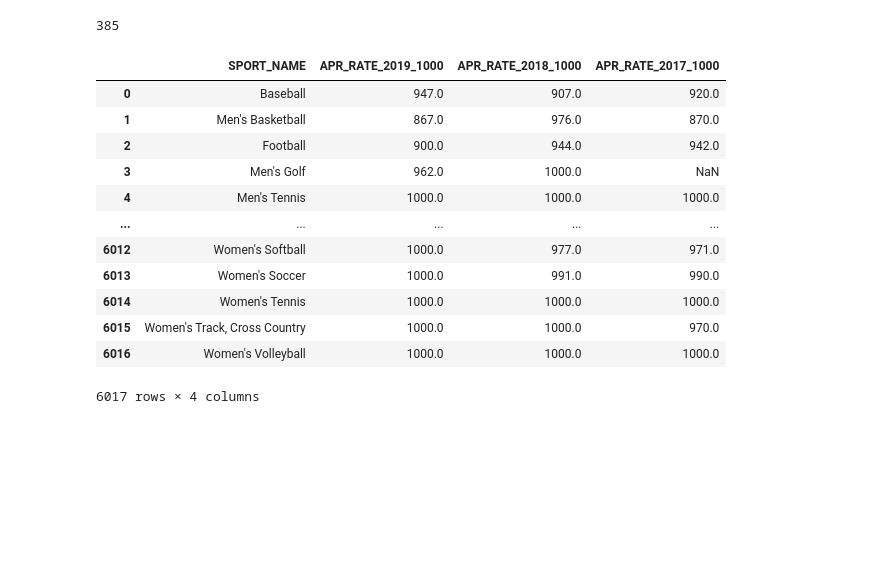
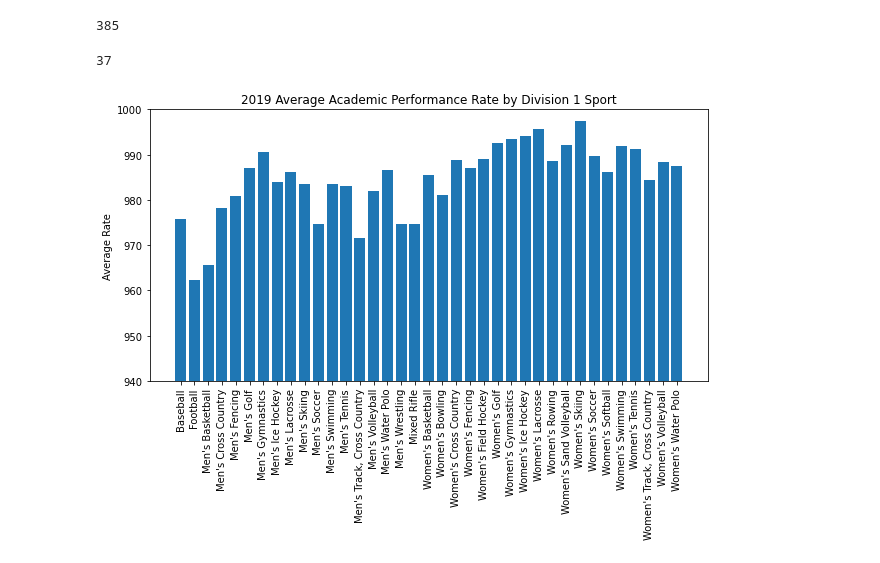
Before and after one commit to ashante112/Project1-Team2, a Jupyter notebook: Project1.ipynb, the cells around one changed output. Drawn from its saved outputs; the diff is of its cells as text; code cells hidden in the pictures; blank space fills up the shorter version.

Commit message:
added a plot image

```diff
--- a/Project1.ipynb
+++ b/Project1.ipynb
@@ -27,19 +33,9 @@ data_df["SCL_NAME"].nunique()
 385
 # %%
 # APR scores over time
-combined_years_df = data_df[["SPORT_NAME", "APR_RATE_2019_1000", "APR_RATE_2018_1000", "APR_RATE_2017_1000"]]
+combined_years_df = data_df[["SPORT_NAME", "APR_RATE_2019_1000", "APR_RATE_2018_1000", "APR_RATE_2017_1000", "APR_RATE_2009_1000"]]
 combined_years_df
+
+combined_years_df["SPORT_NAME"].nunique()
 # %% [output]
-|  | SPORT_NAME | APR_RATE_2019_1000 | APR_RATE_2018_1000 | APR_RATE_2017_1000 |
-| 0 | Baseball | 947.0 | 907.0 | 920.0 |
-| 1 | Men's Basketball | 867.0 | 976.0 | 870.0 |
-| 2 | Football | 900.0 | 944.0 | 942.0 |
-| 3 | Men's Golf | 962.0 | 1000.0 | NaN |
-| 4 | Men's Tennis | 1000.0 | 1000.0 | 1000.0 |
-| ... | ... | ... | ... | ... |
-| 6012 | Women's Softball | 1000.0 | 977.0 | 971.0 |
-| 6013 | Women's Soccer | 1000.0 | 991.0 | 990.0 |
-| 6014 | Women's Tennis | 1000.0 | 1000.0 | 1000.0 |
-| 6015 | Women's Track, Cross Country | 1000.0 | 1000.0 | 970.0 |
-| 6016 | Women's Volleyball | 1000.0 | 1000.0 | 1000.0 |
-6017 rows × 4 columns
+37
@@ -53,0 +42,29 @@ combined_years_df
+# %%
+# Create a grouped dataframe by sport
+
+mean1 = combined_years_df['APR_RATE_2019_1000'].groupby(combined_years_df['SPORT_NAME']).mean()
+# %%
+# Create a dataframe
+
+mean1_df = mean1_df.reset_index()
+mean1_df = pd.DataFrame({"APR_RATE_2019_1000": mean1})
+mean1_df
+
+# Graph sport vs average APR score
+sport_names = mean1_df.index.tolist()
+x_axis = sport_names
+y_axis = mean1_df["APR_RATE_2019_1000"]
+
+plt.figure(figsize = (10,5))
+plt.bar(x_axis,y_axis)
+plt.xticks(x_axis,rotation="vertical")
+
+# Labels
+plt.ylabel("Average Rate")
+plt.title("2019 Average Academic Performance Rate by Division 1 Sport")
+plt.ylim(940,1000)
+
+plt.savefig("Images/SportComparisonAPR_bar_2019.png", dpi=None, facecolor='w', edgecolor='w',orientation='portrait',
+            format=None, transparent=False, bbox_inches="tight", pad_inches=0.5, metadata=None)
+# %% [output]
+[figure, added]
```
Also changed, not shown: parts of 21 cells of this notebook, 7 other files.
